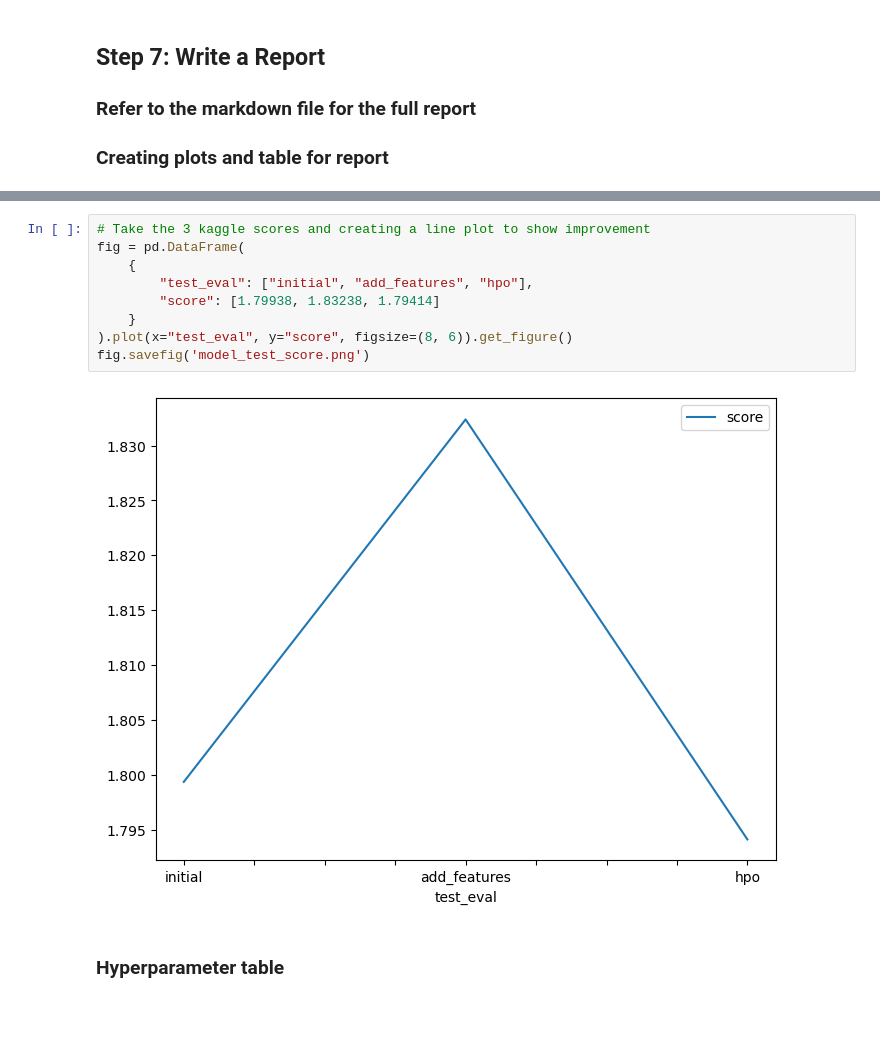
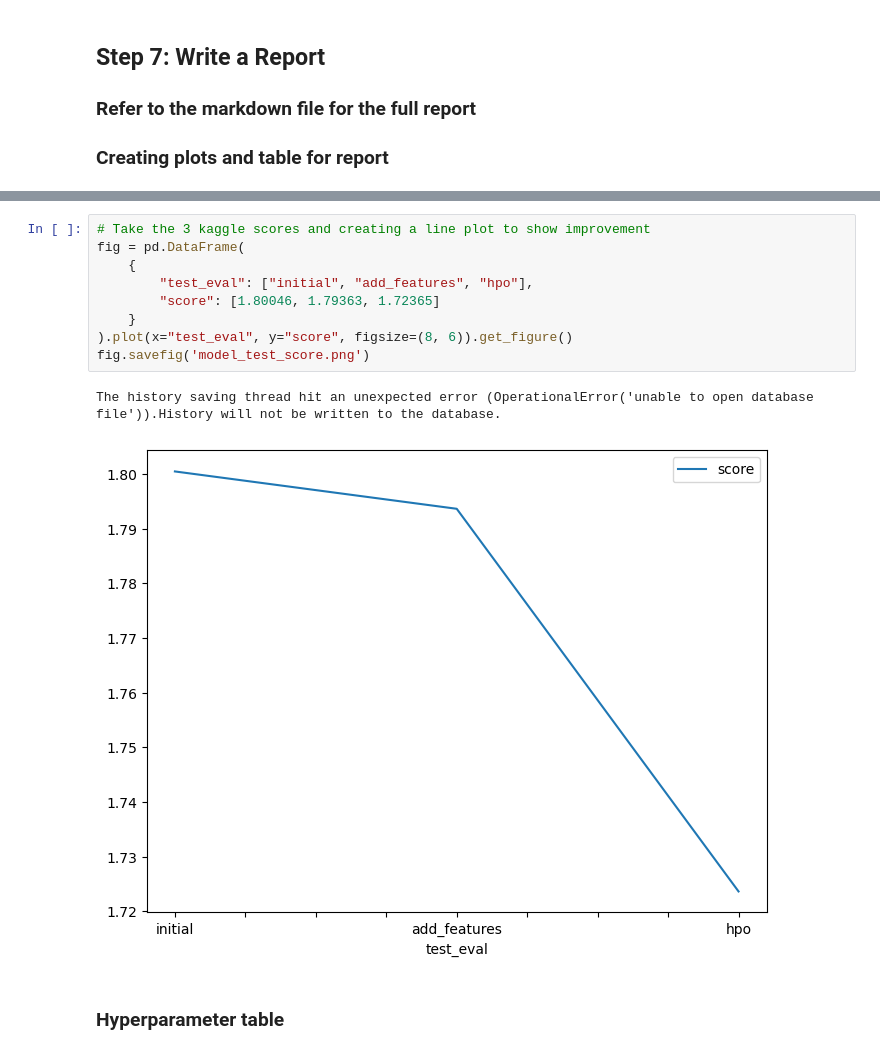
Before and after one commit to gbadose/bike-sharing-ML, a Jupyter notebook: bike-share.ipynb, the cells around one changed output, grey strips where cells are left out. Drawn from its saved outputs; the diff is of its cells as text; blank space fills up the shorter version.

```diff
--- a/bike-share.ipynb
+++ b/bike-share.ipynb
@@ -578,14 +677,15 @@ fig.savefig('model_train_score.png')
 # %%
 # Take the 3 kaggle scores and creating a line plot to show improvement
 fig = pd.DataFrame(
     {
         "test_eval": ["initial", "add_features", "hpo"],
-        "score": [1.79938, 1.83238, 1.79414]
+        "score": [1.80046, 1.79363, 1.72365]
     }
 ).plot(x="test_eval", y="score", figsize=(8, 6)).get_figure()
 fig.savefig('model_test_score.png')
 # %% [output]
+The history saving thread hit an unexpected error (OperationalError('unable to open database file')).History will not be written to the database.
-[figure, old version]
+[figure, new version]
 # %% [markdown]
 ### Hyperparameter table
 # %%
```
Also changed, not shown: parts of 16 cells of this notebook, 6 other files.
